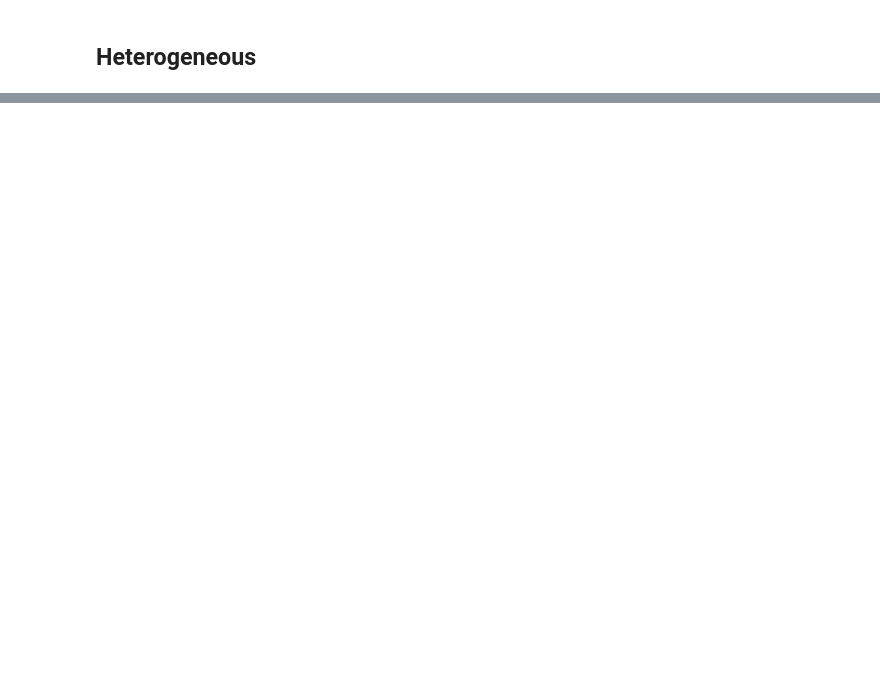
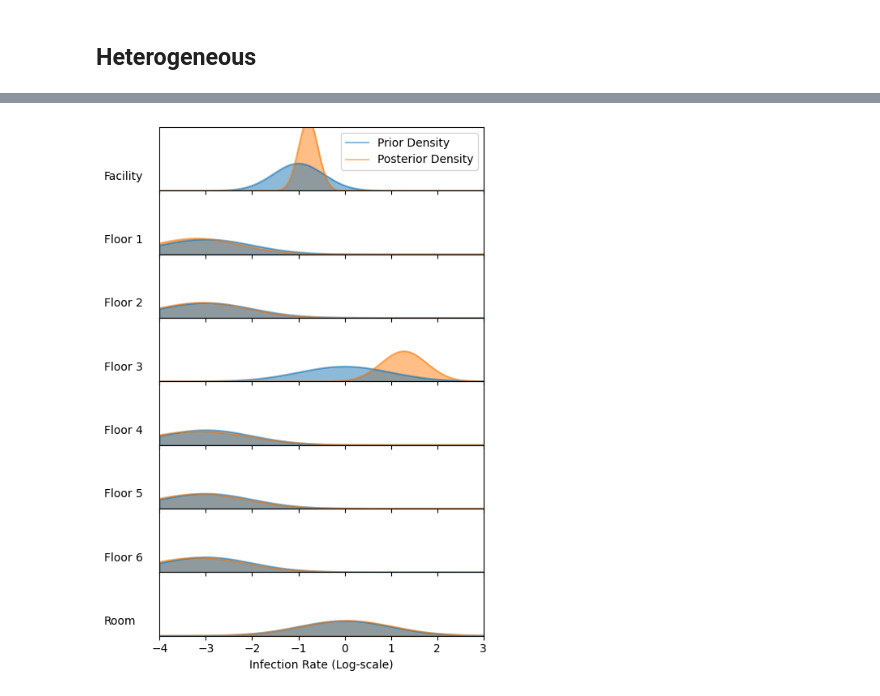
Before and after one commit to epibayes/np-epid, a Jupyter notebook: notebooks/crkp_results.ipynb, the cells around one changed output, grey strips where cells are left out. Saved outputs shown, nothing was run; the diff lists cells and outputs as text; code cells hidden in the pictures; blank space fills up the shorter version.

```diff
--- a/notebooks/crkp_results.ipynb
+++ b/notebooks/crkp_results.ipynb
@@ -168,0 +195,44 @@ Time lapsed: 8.09 seconds
+# %%
+grid = gs.GridSpec(8, 1)
+fig = plt.figure(figsize=(5,7))
+x = np.arange(-4, 4, 0.05)
+axes = []
+labels = ["Facility"] + [f"Floor {i}" for i in range(1,7)] + ["Room"]
+alpha = 0.5
+for i in range(8):
+    legend = False if i > 0 else True
+    axes.append(fig.add_subplot(grid[i:i+1, 0:]))
+
+    priory = norm.pdf(x, prior_mu[i], np.sqrt(prior_sigma[i]))
+    posty = norm.pdf(x, mu[i], np.sqrt(sigma[i][i]))
+    sns.lineplot(x=x, y=priory, label="Prior Density", ax=axes[-1], legend=legend, alpha=alpha)
+
+    sns.lineplot(x=x, y=posty, label="Posterior Density", ax=axes[-1], legend=legend, alpha=alpha)
+
+    rect = axes[-1].patch
+    rect.set_alpha(0)
+
+    axes[-1].set_yticklabels([])
+    axes[-1].set_ylabel('')
+
+    axes[-1].set_ylim(0, 1.7)
+    axes[-1].set_xlim(-4, 3)
+
+    axes[-1].set_yticks([])
+
+    if i < 8 - 1:
+        axes[-1].set_xticklabels([])
+    else:
+        axes[-1].set_xlabel("Infection Rate (Log-scale)")
+
+    axes[-1].fill_between(x, posty, color='#ff7f0e', alpha=alpha)
+    axes[-1].fill_between(x, priory, color='#1f77b4', alpha=alpha)
+
+
+    axes[-1].text(-5.2, 0.3, labels[i])
+grid.update(hspace= -.0)
+plt.tight_layout()
+# plt.savefig("images/crkp_compare_het.png")
+plt.show()
+# %% [output]
+[figure, added]
```
Also changed, not shown: parts of 32 cells of this notebook, 6 other files.
